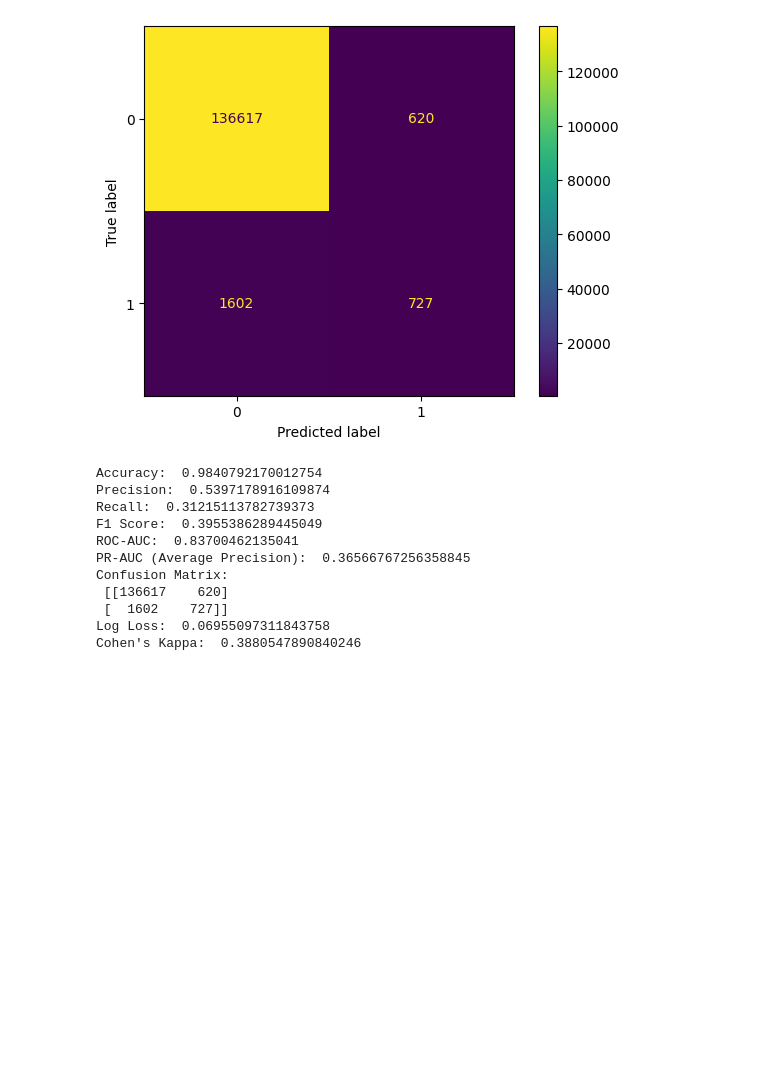
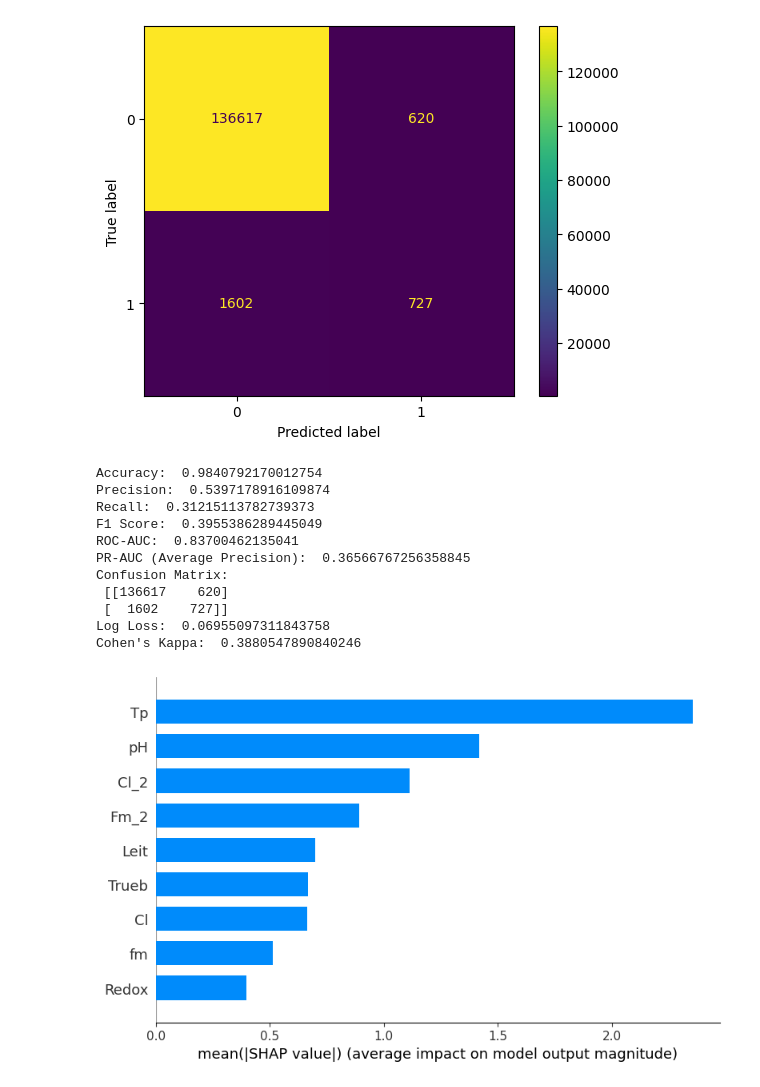
Before and after one commit to andy-ife/water-quality-pred, a Jupyter notebook: xgb.ipynb, the cells around one changed output. Saved outputs shown, nothing was run; the diff lists cells and outputs as text; code cells hidden in the pictures; blank space fills up the shorter version.

Commit message:
add shap evaluation

```diff
--- a/xgb.ipynb
+++ b/xgb.ipynb
@@ -410,3 +414,8 @@ Confusion Matrix:
  [  1602    727]]
 Log Loss:  0.06955097311843758
 Cohen's Kappa:  0.3880547890840246
+# %%
+shap_values = shap.TreeExplainer(optimized_model).shap_values(X_test)
+shap.summary_plot(shap_values, X_test, plot_type='bar')
+# %% [output]
+[figure, added]
```
Also changed, not shown: parts of 2 cells of this notebook.
